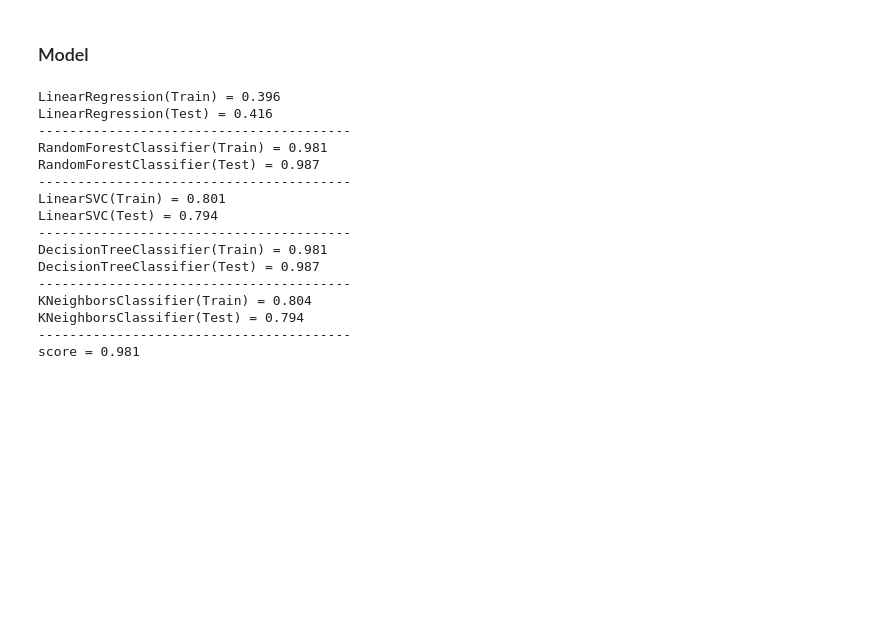
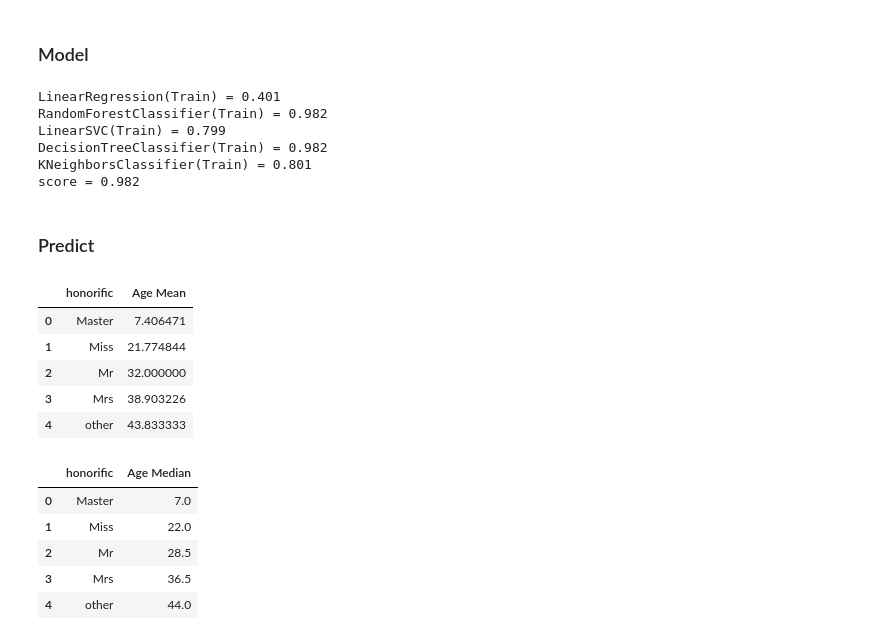
Before and after one commit to FangYuC/AI, a Jupyter notebook: Titanic.ipynb, the cells around one changed output. Drawn from its saved outputs; the diff is of its cells as text; code cells hidden in the pictures; blank space fills up the shorter version.

```diff
--- a/Titanic.ipynb
+++ b/Titanic.ipynb
@@ -871,28 +627,51 @@ for model in [LinearRegression(), RandomForestClassifier(),
              DecisionTreeClassifier(),
              KNeighborsClassifier(n_neighbors=4)]:
     fit_model = model.fit(X, y)
-    print('{}(Train) = {:.3f}'.format(fit_model.__class__.__name__, fit_model.score(X_train, y_train)))
-    print('{}(Test) = {:.3f}'.format(fit_model.__class__.__name__, fit_model.score(X_test, y_test)))
-    print('----------------------------------------')
+    print('{}(Train) = {:.3f}'.format(fit_model.__class__.__name__, fit_model.score(X, y)))
 
-model = RandomForestClassifier()
-fit_model = model.fit(X_train, y_train)
+model = RandomForestClassifier(random_state=0)
+fit_model = model.fit(X, y)
 
-print( 'score = {:.3f}'.format(fit_model.score(X_train, y_train)))
+print( 'score = {:.3f}'.format(fit_model.score(X, y)))
 # %% [output]
-LinearRegression(Train) = 0.396
-LinearRegression(Test) = 0.416
-----------------------------------------
-RandomForestClassifier(Train) = 0.981
-RandomForestClassifier(Test) = 0.987
-----------------------------------------
-LinearSVC(Train) = 0.801
-LinearSVC(Test) = 0.794
-----------------------------------------
-DecisionTreeClassifier(Train) = 0.981
-DecisionTreeClassifier(Test) = 0.987
-----------------------------------------
-KNeighborsClassifier(Train) = 0.804
-KNeighborsClassifier(Test) = 0.794
-----------------------------------------
-score = 0.981
+LinearRegression(Train) = 0.401
+RandomForestClassifier(Train) = 0.982
+LinearSVC(Train) = 0.799
+DecisionTreeClassifier(Train) = 0.982
+KNeighborsClassifier(Train) = 0.801
+score = 0.982
+# %% [markdown]
+### Predict
+# %%
+import re
+regex = re.compile(' ([A-Za-z]+)\.')
+test['honorific'] = test['Name'].map(lambda x: regex.search(x)[0])
+test['honorific'] = test['honorific'].map(lambda x: x[1:][:-1])
+
+test['honorific'] = test['honorific'].replace(['Dr', 'Rev', 'Major', 'Col', 'Countess',
+                                               'Capt', 'Ms', 'Sir', 'Lady', 'Don', 'Jonkheer', 'Dona'], 'other')
+test['honorific'] = test['honorific'].replace(['Miss', 'Mlle'], 'Miss')
+test['honorific'] = test['honorific'].replace('Mme', 'Mrs')
+# %%
+Age_mean_t = test.groupby('honorific')[['honorific', 'Age']].mean()
+Age_median_t = test.groupby('honorific')[['honorific', 'Age']].median()
+Age_mean_t.columns = ['Age Mean']
+Age_median_t.columns = ['Age Median']
+Age_mean_t.reset_index(inplace = True)
+Age_median_t.reset_index(inplace = True)
+
+display(Age_mean_t)
+display(Age_median_t)
+# %% [output]
+|  | honorific | Age Mean |
+| 0 | Master | 7.406471 |
+| 1 | Miss | 21.774844 |
+| 2 | Mr | 32.000000 |
+| 3 | Mrs | 38.903226 |
+| 4 | other | 43.833333 |
+|  | honorific | Age Median |
+| 0 | Master | 7.0 |
+| 1 | Miss | 22.0 |
+| 2 | Mr | 28.5 |
+| 3 | Mrs | 36.5 |
+| 4 | other | 44.0 |
```
Also changed, not shown: parts of 32 cells of this notebook.
